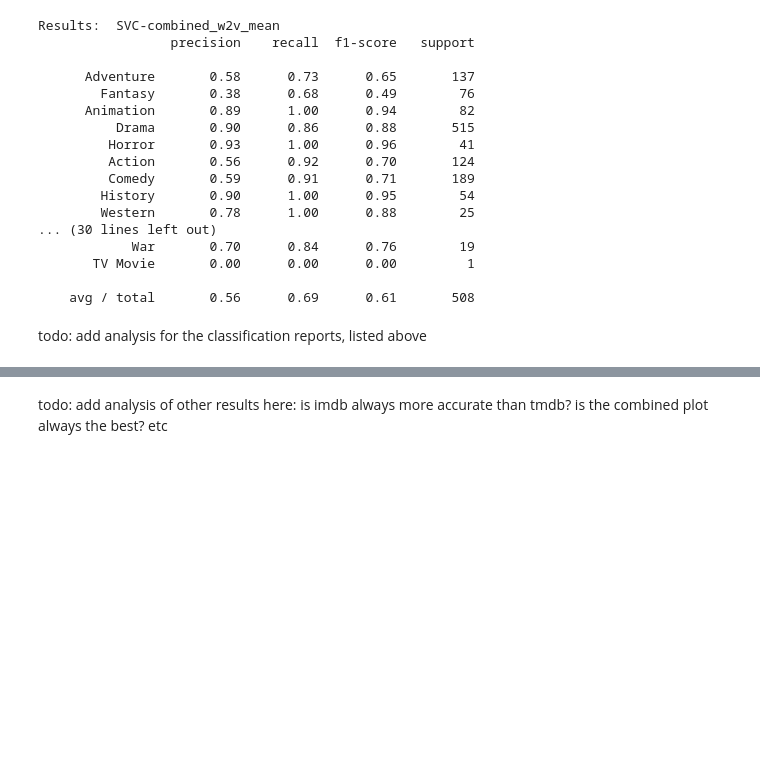
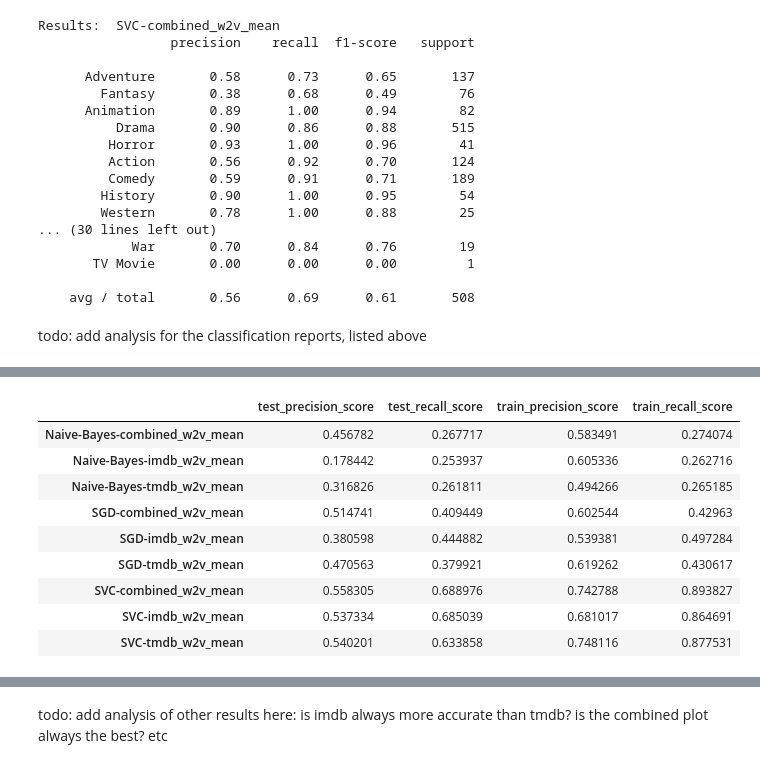
Before and after one commit to Nick-Morgan/Python-Movie-Genre-Predictor, a Jupyter notebook: Modeling - Nick.ipynb, the cells around one changed output, grey strips where cells are left out. Drawn from its saved outputs; the diff is of its cells as text; code cells hidden in the pictures; blank space fills up the shorter version.

```diff
--- a/Modeling - Nick.ipynb
+++ b/Modeling - Nick.ipynb
@@ -341,0 +438,13 @@ results_df
+# %%
+results_df.filter(like='w2v', axis=0)
+# %% [output]
+|  | test_precision_score | test_recall_score | train_precision_score | train_recall_score |
+| Naive-Bayes-combined_w2v_mean | 0.456782 | 0.267717 | 0.583491 | 0.274074 |
+| Naive-Bayes-imdb_w2v_mean | 0.178442 | 0.253937 | 0.605336 | 0.262716 |
+| Naive-Bayes-tmdb_w2v_mean | 0.316826 | 0.261811 | 0.494266 | 0.265185 |
+| SGD-combined_w2v_mean | 0.514741 | 0.409449 | 0.602544 | 0.42963 |
+| SGD-imdb_w2v_mean | 0.380598 | 0.444882 | 0.539381 | 0.497284 |
+| SGD-tmdb_w2v_mean | 0.470563 | 0.379921 | 0.619262 | 0.430617 |
+| SVC-combined_w2v_mean | 0.558305 | 0.688976 | 0.742788 | 0.893827 |
+| SVC-imdb_w2v_mean | 0.537334 | 0.685039 | 0.681017 | 0.864691 |
+| SVC-tmdb_w2v_mean | 0.540201 | 0.633858 | 0.748116 | 0.877531 |
```
Also changed, not shown: parts of 23 cells of this notebook.
